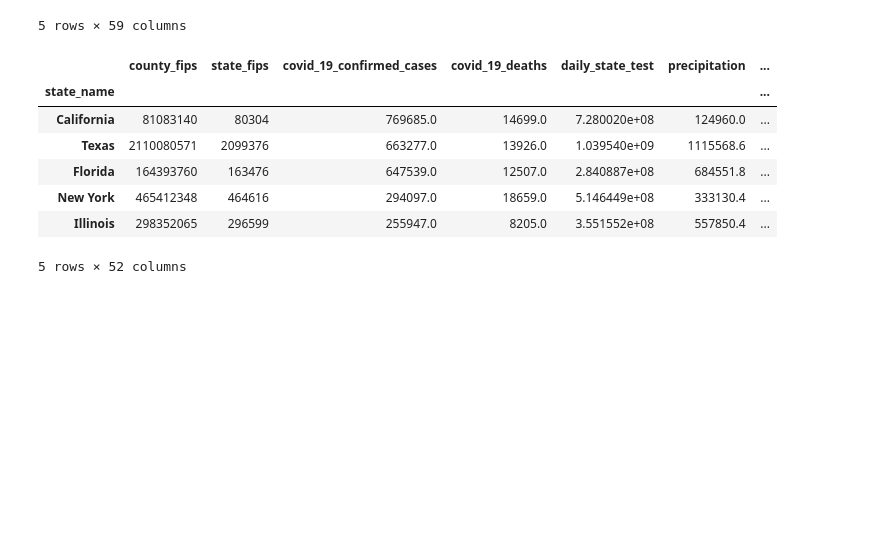
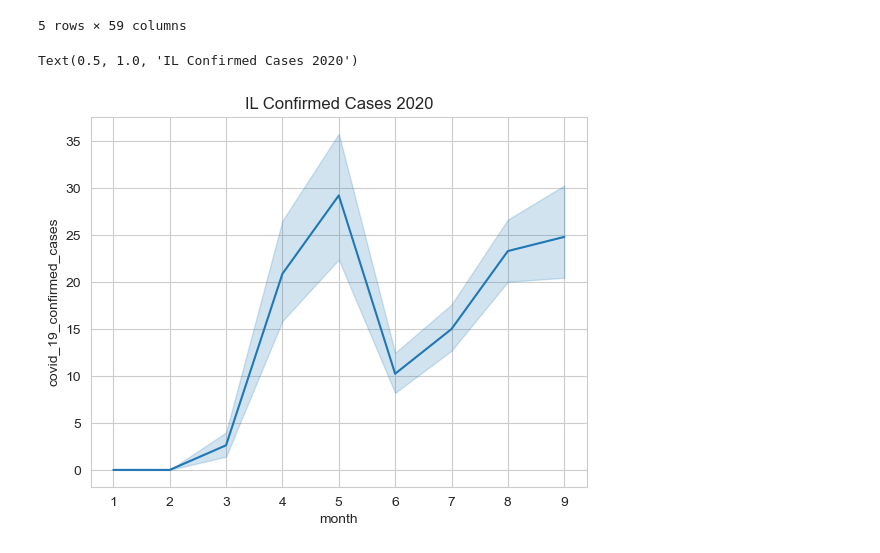
Before and after one commit to zshi719/LTV_DataSci_Capstone_Project, a Jupyter notebook: eda_vs.ipynb, the cells around one changed output. Drawn from its saved outputs; the diff is of its cells as text; code cells hidden in the pictures; blank space fills up the shorter version.

```diff
--- a/eda_vs.ipynb
+++ b/eda_vs.ipynb
@@ -4,7 +4,7 @@ import seaborn as sns
 import warnings
 warnings.filterwarnings('ignore')
 # %%
-dat = pd.read_csv('data/us-covid-imputed-data.csv', parse_dates=True)
+dat = pd.read_csv('/Users/victoriashi/Downloads/us-covid-imputed-data.csv', parse_dates=True)
 # 01/22/20 like date format
 dat['date'] = pd.to_datetime(dat['date'], format='%m/%d/%y')
 # %%
@@ -57,16 +57,16 @@ dat.head()
 | 4 | 2020-01-26 | 1003 | 1 | Alabama | 0.0 | 0.0 | ... |
 5 rows × 59 columns
 # %%
-# find and extract numerical columns
-num_cols = dat_state.select_dtypes(include=['int64', 'float64']).columns
-dat_state[num_cols].head()
+# find Illinois information
+dat_illinois = dat[dat['state_name'] == 'Illinois']
+# reindex using date
+dat_illinois.set_index('date', inplace=True)
+# create a year column from index
+dat_illinois['year'] = dat_illinois.index.year
+IL2020 = dat_illinois[dat_illinois['year'] == 2020]
+# plot 2020 and 2021 side by side
+sns.lineplot(data=IL2020, x='month', y='covid_19_confirmed_cases').set_title('IL Confirmed Cases 2020')
 # %% [output]
-|  | county_fips | state_fips | covid_19_confirmed_cases | covid_19_deaths | daily_state_test | precipitation | ... |
-| state_name |  |  |  |  |  |  | ... |
-| California | 81083140 | 80304 | 769685.0 | 14699.0 | 7.280020e+08 | 124960.0 | ... |
-| Texas | 2110080571 | 2099376 | 663277.0 | 13926.0 | 1.039540e+09 | 1115568.6 | ... |
-| Florida | 164393760 | 163476 | 647539.0 | 12507.0 | 2.840887e+08 | 684551.8 | ... |
-| New York | 465412348 | 464616 | 294097.0 | 18659.0 | 5.146449e+08 | 333130.4 | ... |
-| Illinois | 298352065 | 296599 | 255947.0 | 8205.0 | 3.551552e+08 | 557850.4 | ... |
-5 rows × 52 columns
+Text(0.5, 1.0, 'IL Confirmed Cases 2020')
+[figure, added]
 # %%
```
Also changed, not shown: parts of 6 cells of this notebook.
